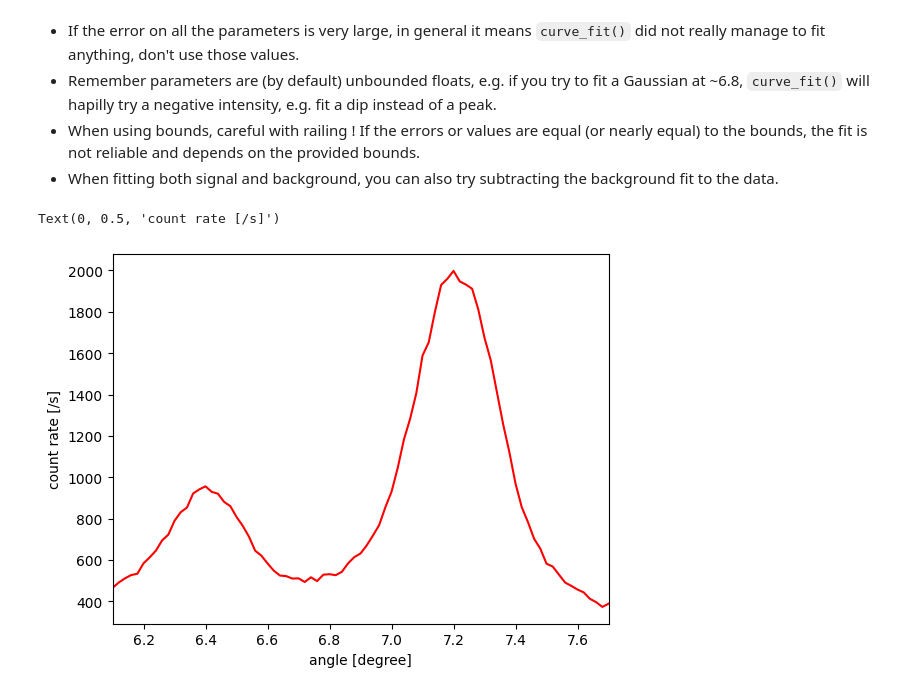
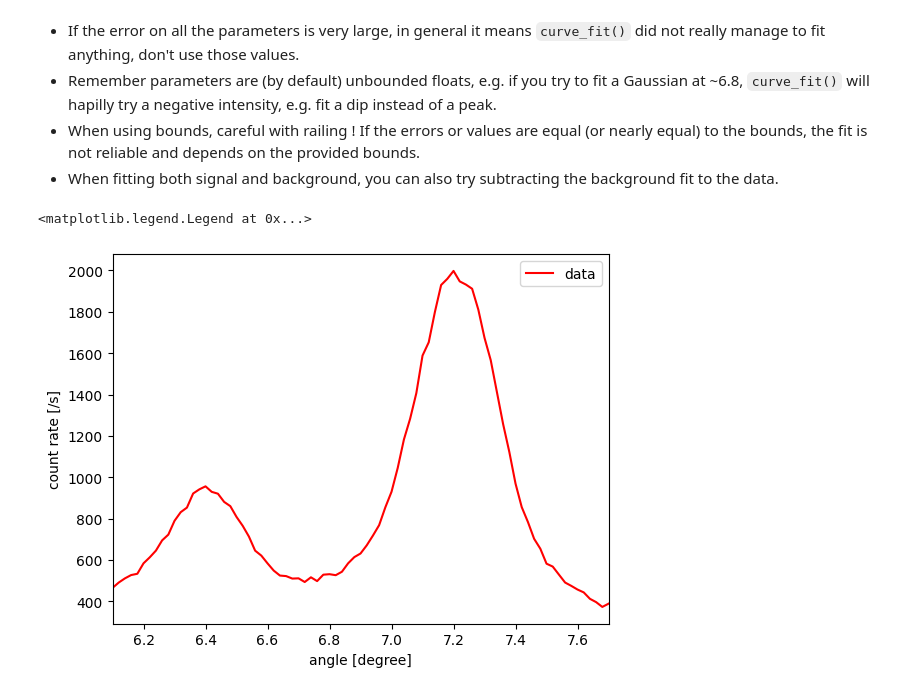
Before and after one commit to PX2145-2025/week-4-b-max-cook, a Jupyter notebook: Curvefit.ipynb, the cells around one changed output. Drawn from its saved outputs; the diff is of its cells as text; code cells hidden in the pictures.

```diff
--- a/Curvefit.ipynb
+++ b/Curvefit.ipynb
@@ -260,26 +260,27 @@ Notes:
 # %%
 import pandas as pd
 
 # Read the CSV file into a pandas DataFrame
 # skip the first row and use the secound row as the header
 xrd_df = pd.read_csv('XRD_data_Mo_anode.csv', skiprows=1, header=0)
 
 # Define new column names
 new_column_names = {'# angle/deg': 'angles_full_data', 'CR /s': 'counts_full_data'}
 
 # Rename the columns in the DataFrame
 xrd_df.rename(columns=new_column_names, inplace=True)
 
 
 # Select data within the specified angle range
-angles_selected=xrd_df['angles_full_data'][(xrd_df['angles_full_data']>=6.1) & (xrd_df['angles_full_data']<=7.7)]
-counts_selected=xrd_df['counts_full_data'][(xrd_df['angles_full_data']>=6.1) & (xrd_df['angles_full_data']<=7.7)]
+angles_selected_1=xrd_df['angles_full_data'][(xrd_df['angles_full_data']>=6.1) & (xrd_df['angles_full_data']<=7.7)]
+counts_selected_1=xrd_df['counts_full_data'][(xrd_df['angles_full_data']>=6.1) & (xrd_df['angles_full_data']<=7.7)]
 
 # plotting the selected data
-plt.plot(angles_selected,counts_selected , 'r', label='data')
-plt.xlim(min(angles_selected),max(angles_selected))
+plt.plot(angles_selected_1,counts_selected_1 , 'r', label='data')
+plt.xlim(min(angles_selected_1),max(angles_selected_1))
 plt.xlabel('angle [degree]')
 plt.ylabel('count rate [/s]')
+plt.legend()
 # %% [output]
-Text(0, 0.5, 'count rate [/s]')
+<matplotlib.legend.Legend at 0x...>
-[figure, old version]
+[figure, new version]
```
Also changed, not shown: parts of 4 cells of this notebook.
